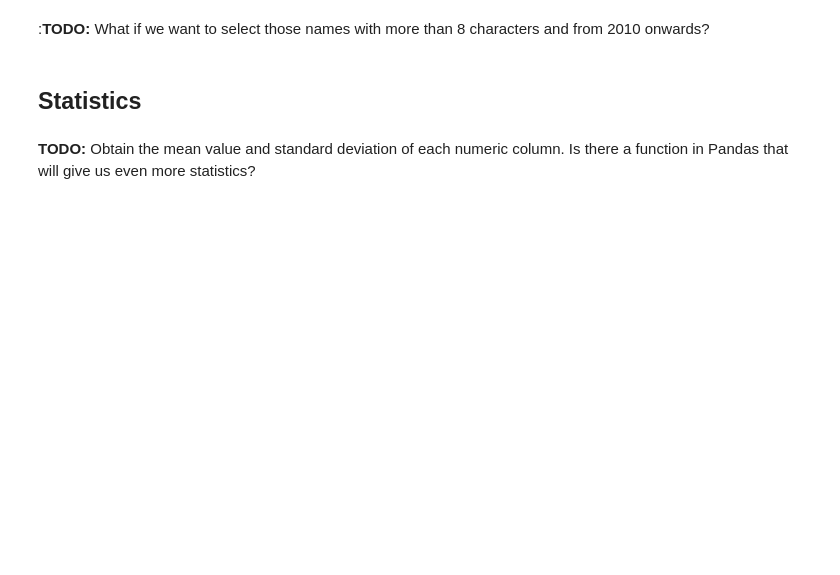
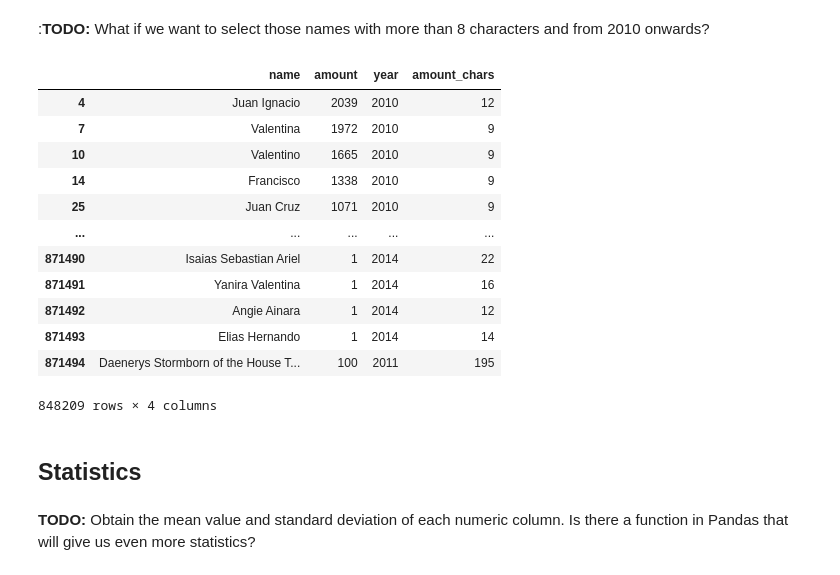
Before and after one commit to alearecuest/anyoneai-exercises-sprint_1, a Jupyter notebook: 3_1_1_PRACTICE_Pandas.ipynb, the cells around one changed output. Cells and saved outputs as stored; diff of their text form; code cells hidden in the pictures; blank space fills up the shorter version.

```diff
--- a/3_1_1_PRACTICE_Pandas.ipynb
+++ b/3_1_1_PRACTICE_Pandas.ipynb
@@ -96,3 +217,22 @@ print(dice[dice > 3])
+# %%
+# Complete this cell with your code
+# Filter rows using multiple conditions (use parenthesis for each condition and '&' for AND)
+mask_complex = (df_names['amount_chars'] > 8) & (df_names['year'] >= 2010)
+df_names[mask_complex]
+# %% [output]
+|  | name | amount | year | amount_chars |
+| 4 | Juan Ignacio | 2039 | 2010 | 12 |
+| 7 | Valentina | 1972 | 2010 | 9 |
+| 10 | Valentino | 1665 | 2010 | 9 |
+| 14 | Francisco | 1338 | 2010 | 9 |
+| 25 | Juan Cruz | 1071 | 2010 | 9 |
+| ... | ... | ... | ... | ... |
+| 871490 | Isaias Sebastian Ariel | 1 | 2014 | 22 |
+| 871491 | Yanira Valentina | 1 | 2014 | 16 |
+| 871492 | Angie Ainara | 1 | 2014 | 12 |
+| 871493 | Elias Hernando | 1 | 2014 | 14 |
+| 871494 | Daenerys Stormborn of the House T... | 100 | 2011 | 195 |
+848209 rows × 4 columns
 # %% [markdown]
 ## Statistics
 # %% [markdown]
```
Also changed, not shown: parts of 25 cells of this notebook.
